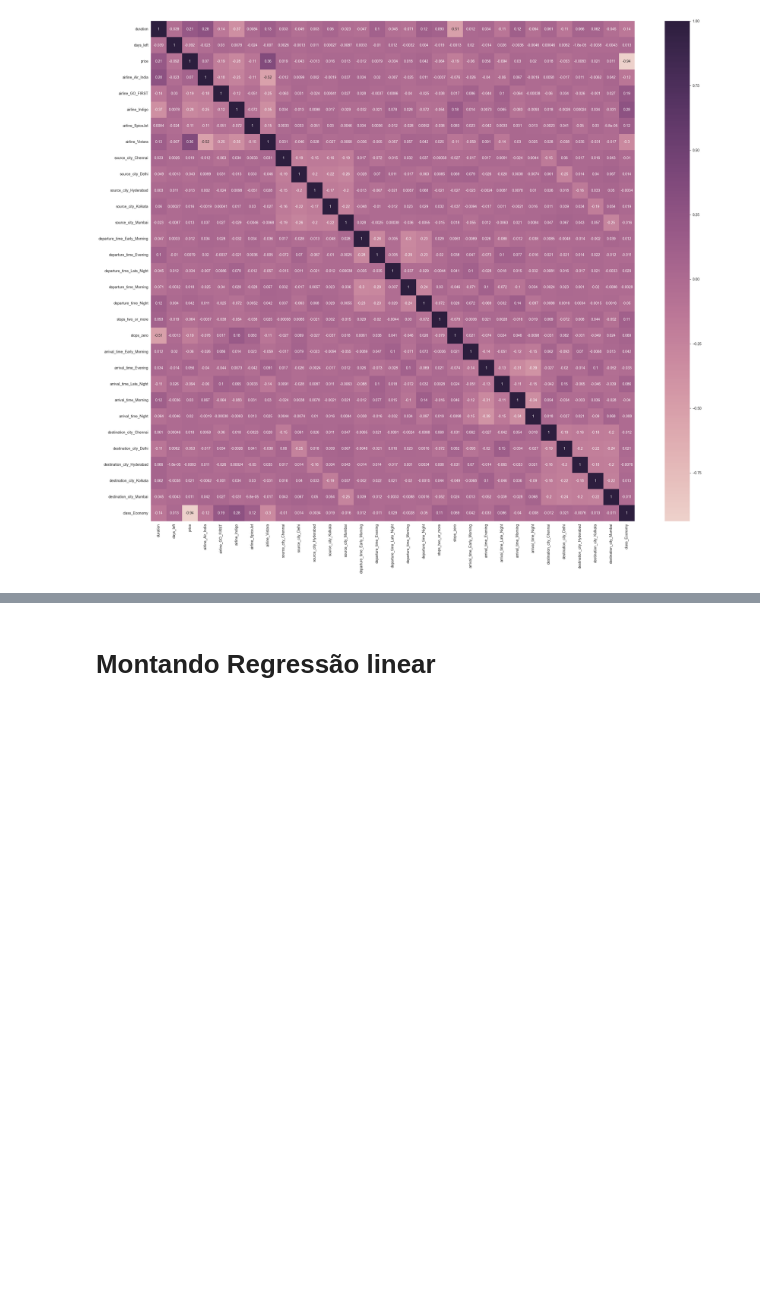
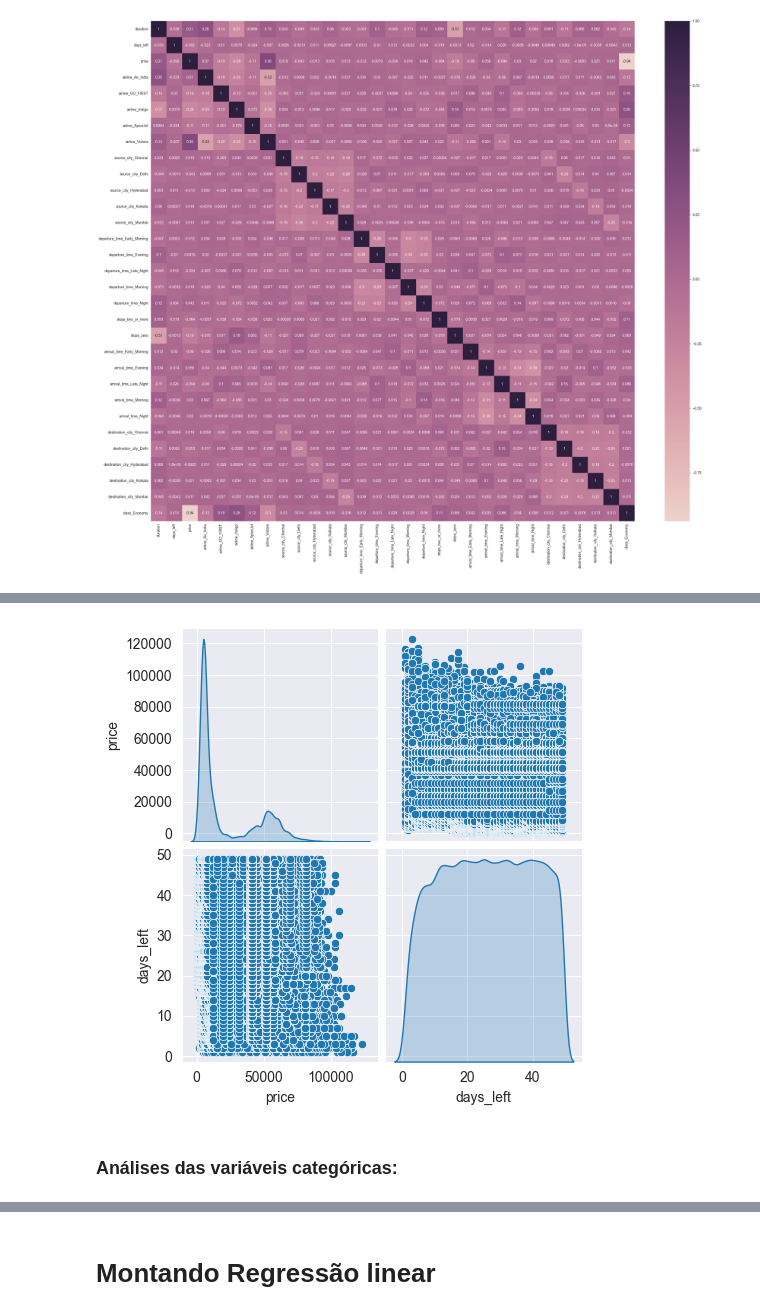
Before and after one commit to PAULA-123/LinearRegression, a Jupyter notebook: Avião_previsão.ipynb, the cells around one changed output, grey strips where cells are left out. Saved outputs shown, nothing was run; the diff lists cells and outputs as text; code cells hidden in the pictures; blank space fills up the shorter version.

```diff
--- a/Avião_previsão.ipynb
+++ b/Avião_previsão.ipynb
@@ -288,0 +298,9 @@ sns.heatmap(data.corr(),cmap=sns.cubehelix_palette(as_cmap=True), annot=True)
+# %%
+data_num = data_dummies[["price", "days_left"]]
+
+sns.pairplot(data_num, diag_kind="kde")
+plt.show()
+# %% [output]
+[figure, added]
+# %% [markdown]
+### Análises das variáveis categóricas:
```
Also changed, not shown: parts of 10 cells of this notebook.
